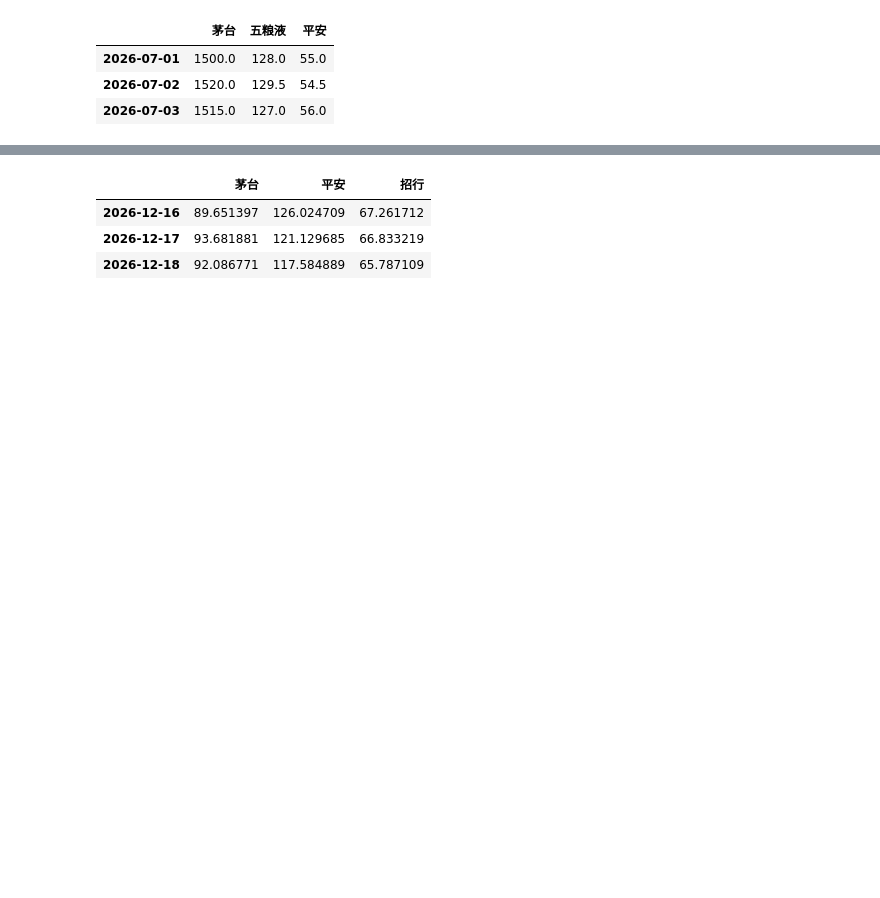
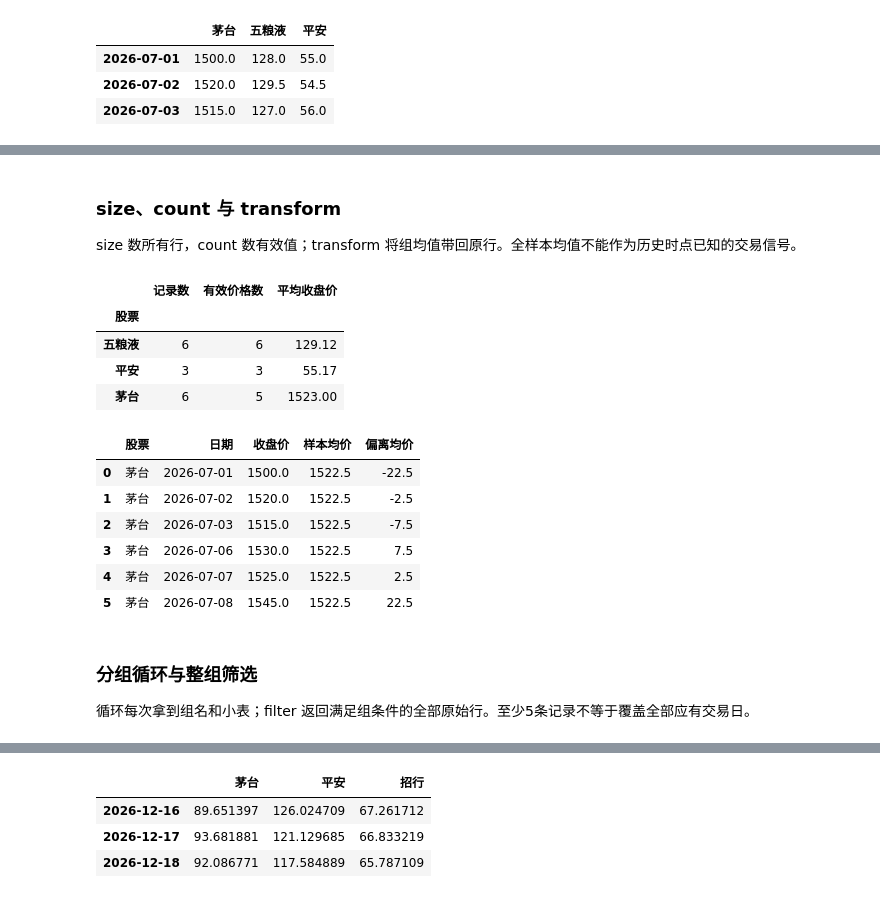
Before and after one commit to aiqfin/python-for-finance, a Jupyter notebook: Chapter4 - pandas数据分析/notebooks/04_pandas.ipynb, the cells around one changed output, grey strips where cells are left out. Cells and saved outputs as stored; diff of their text form; code cells hidden in the pictures; blank space fills up the shorter version.

```diff
--- a/Chapter4 - pandas数据分析/notebooks/04_pandas.ipynb
+++ b/Chapter4 - pandas数据分析/notebooks/04_pandas.ipynb
@@ -490,0 +271,12 @@ df2
+# %%
+market = market.sort_values(["股票", "日期"])
+display(market.head(3))
+
+result = market.groupby("股票")["收盘价"].agg(
+    ["count", "mean", "min", "max"])
+display(result.round(2))
+
+summary = market.groupby("股票", as_index=False).agg(
+    记录数=("日期", "size"),
+    平均收盘价=("收盘价", "mean"))
+display(summary.round(2))
@@ -490,0 +297,35 @@ df2
+# %% [markdown]
+### size、count 与 transform
+
+size 数所有行，count 数有效值；transform 将组均值带回原行。全样本均值不能作为历史时点已知的交易信号。
+# %%
+missing = market.copy()
+missing.loc[1, "收盘价"] = float("nan")
+counts = missing.groupby("股票").agg(
+    记录数=("收盘价", "size"),
+    有效价格数=("收盘价", "count"),
+    平均收盘价=("收盘价", "mean"))
+display(counts.round(2))
+
+relative = market.copy()
+relative["样本均价"] = relative.groupby("股票")[
+    "收盘价"].transform("mean")
+relative["偏离均价"] = relative["收盘价"] - relative["样本均价"]
+display(relative.loc[relative["股票"] == "茅台"].round(2))
+# %% [output]
+|  | 记录数 | 有效价格数 | 平均收盘价 |
+| 股票 |  |  |  |
+| 五粮液 | 6 | 6 | 129.12 |
+| 平安 | 3 | 3 | 55.17 |
+| 茅台 | 6 | 5 | 1523.00 |
+|  | 股票 | 日期 | 收盘价 | 样本均价 | 偏离均价 |
+| 0 | 茅台 | 2026-07-01 | 1500.0 | 1522.5 | -22.5 |
+| 1 | 茅台 | 2026-07-02 | 1520.0 | 1522.5 | -2.5 |
+| 2 | 茅台 | 2026-07-03 | 1515.0 | 1522.5 | -7.5 |
+| 3 | 茅台 | 2026-07-06 | 1530.0 | 1522.5 | 7.5 |
+| 4 | 茅台 | 2026-07-07 | 1525.0 | 1522.5 | 2.5 |
+| 5 | 茅台 | 2026-07-08 | 1545.0 | 1522.5 | 22.5 |
+# %% [markdown]
+### 分组循环与整组筛选
+
+循环每次拿到组名和小表；filter 返回满足组条件的全部原始行。至少5条记录不等于覆盖全部应有交易日。
```
Also changed, not shown: parts of 158 cells of this notebook, 6 other files.
